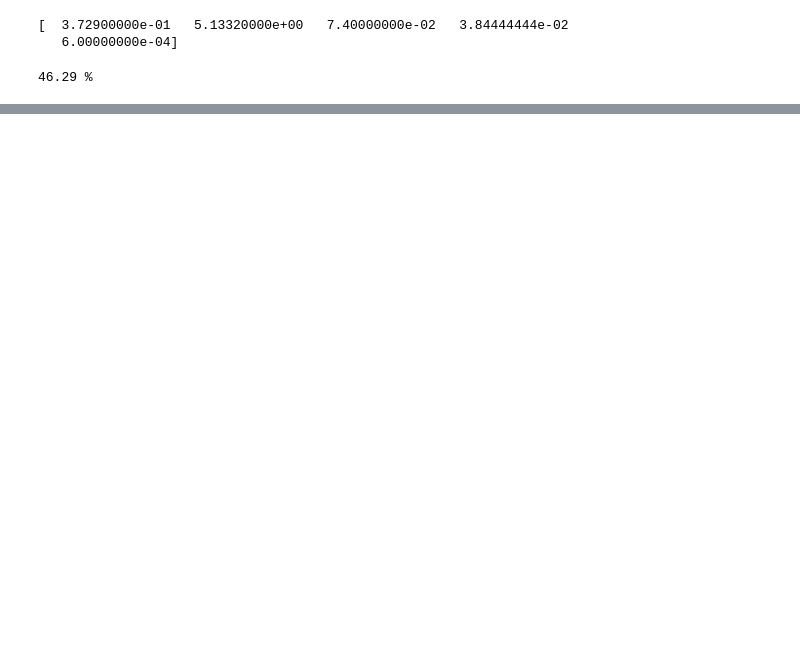
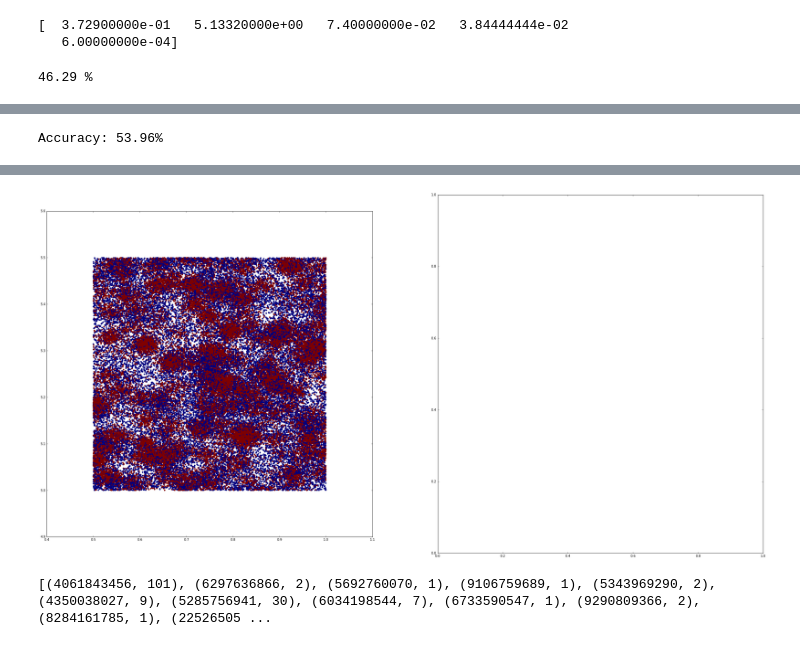
Before and after one commit to apibrac/FacebookChecksIn, a Jupyter notebook: 01_grip.ipynb, the cells around one changed output, grey strips where cells are left out. Drawn from its saved outputs; the diff is of its cells as text; code cells hidden in the pictures; blank space fills up the shorter version.

```diff
--- a/01_grip.ipynb
+++ b/01_grip.ipynb
@@ -162,0 +206,12 @@ further :
+# %%
+cvi=KFold(len(X), n_folds=N_cross_validation, shuffle=True, random_state=None)
+predicted = cross_val_predict(knn, X*weights, y, cv=cvi, n_jobs=1, verbose=0, fit_params=None, pre_dispatch='2*n_jobs')
+right=y==predicted
+print("Accuracy: {0:.2f}%".format(sum(right)/len(right)*100))
+fig = plt.figure(figsize=(40, 20))
+ax1 = fig.add_subplot(121,aspect=1)
+ax2 = fig.add_subplot(122)
+ax1.scatter(X[:,[0]],X[:,[1]],c=right,linewidths=0)
+ax1.scatter(X[:,[0]],X[:,[1]],c=right,linewidths=0)
+# %% [output]
+Accuracy: 53.96%
@@ -162,0 +219 @@ further :
+[figure, added]
@@ -162,0 +227,4 @@ further :
+# %%
+print(sorted(numberTot.items(), key=lambda v: numberTot[v]))
+# %% [output]
+[(4061843456, 101), (6297636866, 2), (5692760070, 1), (9106759689, 1), (5343969290, 2), (4350038027, 9), (5285756941, 30), (6034198544, 7), (6733590547, 1), (9290809366, 2), (8284161785, 1), (22526505 ...
```
Also changed, not shown: parts of 14 cells of this notebook.
